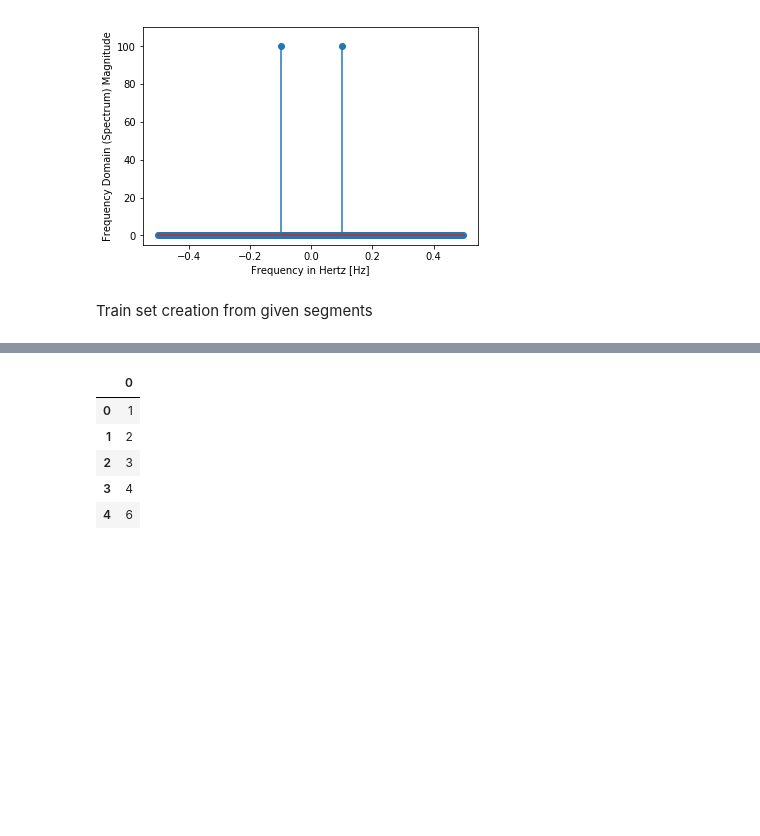
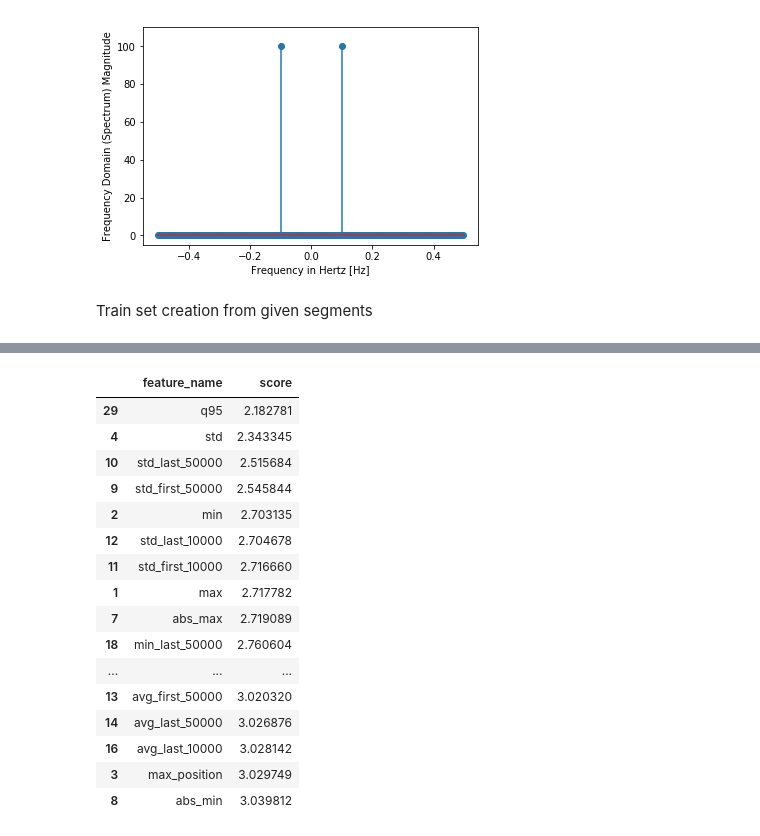
Before and after one commit to kszczupak/kaggle_competitions, a Jupyter notebook: LANL_Earthquake_Prediction/EDA & Feature Creation.ipynb, the cells around one changed output, grey strips where cells are left out. Drawn from its saved outputs; the diff is of its cells as text; code cells hidden in the pictures; blank space fills up the shorter version.

```diff
--- a/LANL_Earthquake_Prediction/EDA & Feature Creation.ipynb
+++ b/LANL_Earthquake_Prediction/EDA & Feature Creation.ipynb
@@ -126,7 +111,7 @@ plt.plot(df_train_compressed.acoustic_data)
 test_segments = dict()
 test_data_path = data_path/'test'
 
-for segment_path in tqdm(test_data_path.ls()):
+for segment_path in tqdm_notebook(test_data_path.ls()):
     segment_df = pd.read_csv(
         segment_path,
         dtype={'acoustic_data': np.int16}
@@ -228,7 +209,7 @@ def save_train_segments(list_of_segments, folder_name):
     destination_folder = data_path/'train'/folder_name
     destination_folder.mkdir()
 
-    for idx, segment in enumerate(tqdm(list_of_segments)):
+    for idx, segment in enumerate(tqdm_notebook(list_of_segments)):
         target_file = destination_folder/f'segment_{idx}.csv'
         segment.to_csv(target_file, index=False)
 
@@ -856,12 +786,42 @@ evaluation_df = pd.DataFrame(columns=['features', 'score'])
 # %%
 from sklearn.model_selection import KFold
 from sklearn.metrics import mean_absolute_error
+
+def find_best_feature_group(feature_to_function: dict, single_features_with_scores_df: pd.DataFrame) -> pd.DataFrame:
+    FEATURE_NBR_LOW_LIMIT = 15
+    FEATURE_NBR_HIGH_LIMIT = 30
+    feature_groups = dict()
+    sorted_features_df = time_feature_scores.sort_values('score')
+
+    for nbr_of_features_in_group in range(FEATURE_NBR_LOW_LIMIT, FEATURE_NBR_HIGH_LIMIT):
+        feature_group_name = f"First {nbr_of_features_in_group} best features"
+        features_in_group = dict()
+
+        for feature_name in list(sorted_features_df[:nbr_of_features_in_group]['feature_name']):
+            features_in_group[feature_name] = feature_to_function[feature_name]
+
+        feature_groups[feature_group_name] = features_in_group
+
+    return evaluate_feature_groups(feature_groups)
+
+def evaluate_feature_groups(feature_groups: dict) -> pd.DataFrame:
+    scores = pd.DataFrame()
+    evaluation_segments = training_segments_no_overlap
+
+    for idx, feature_group_name in enumerate(tqdm_notebook(feature_groups.keys())):
+        evaluation_set = get_evaluation_set(feature_groups[feature_group_name], evaluation_segments)
+        feature_group_score = train_model(evaluation_set)
+
+        scores.loc[idx, 'feature_group_name'] = feature_group_name
+        scores.loc[idx, 'score'] = feature_group_score
+
+    return scores
 
 def evaluate_multiple_features_one_by_one(features: dict) -> pd.DataFrame:
     scores = pd.DataFrame()
     evaluation_segments = training_segments_no_overlap
 
-    for idx, (feature_name, feature_function) in enumerate(tqdm(features.items())):
+    for idx, (feature_name, feature_function) in enumerate(tqdm_notebook(features.items())):
         evaluation_set = get_evaluation_set({feature_name: feature_function}, evaluation_segments)
         feature_score = train_model(evaluation_set)
 
@@ -917,7 +877,7 @@ def train_model(train_set: pd.DataFrame):
     out_of_fold_predictions = np.zeros(len(train_set))
 
     train_data = train_set.drop('target', axis=1)
-    print(np.sum(train_data.abs_min.values))
+#     print(train_data.head())
     targets = train_set['target']
     training_results = dict()
 
@@ -992,8 +939,7 @@ features_to_eval_part_1 = {
     'max_to_min_diff': lambda x: np.max(x) - np.abs(np.min(x)),
     'count_big': lambda x: len(x[np.abs(x) > 500]),
     'sum': np.sum,
-    'q95': lambda x: np.quantile(x, 0.95),
-
+    'q95': lambda x: np.quantile(x, 0.95)
 }
 
 feature_scores_part_1 = evaluate_multiple_features_one_by_one(features_to_eval_part_1)
@@ -1023,9 +946,20 @@ from scipy.stats import kurtosis, skew
-# %%
-pd.DataFrame([1, 2, 3, 4, 6])
-# %% [output]
-|  | 0 |
-| 0 | 1 |
-| 1 | 2 |
-| 2 | 3 |
-| 3 | 4 |
-| 4 | 6 |
+# %%
+feature_scores_part_1.sort_values('score')
+# %% [output]
+|  | feature_name | score |
+| 29 | q95 | 2.182781 |
+| 4 | std | 2.343345 |
+| 10 | std_last_50000 | 2.515684 |
+| 9 | std_first_50000 | 2.545844 |
+| 2 | min | 2.703135 |
+| 12 | std_last_10000 | 2.704678 |
+| 11 | std_first_10000 | 2.716660 |
+| 1 | max | 2.717782 |
+| 7 | abs_max | 2.719089 |
+| 18 | min_last_50000 | 2.760604 |
+| ... | ... | ... |
+| 13 | avg_first_50000 | 3.020320 |
+| 14 | avg_last_50000 | 3.026876 |
+| 16 | avg_last_10000 | 3.028142 |
+| 3 | max_position | 3.029749 |
+| 8 | abs_min | 3.039812 |
```
Also changed, not shown: parts of 54 cells of this notebook, 2 other files.
